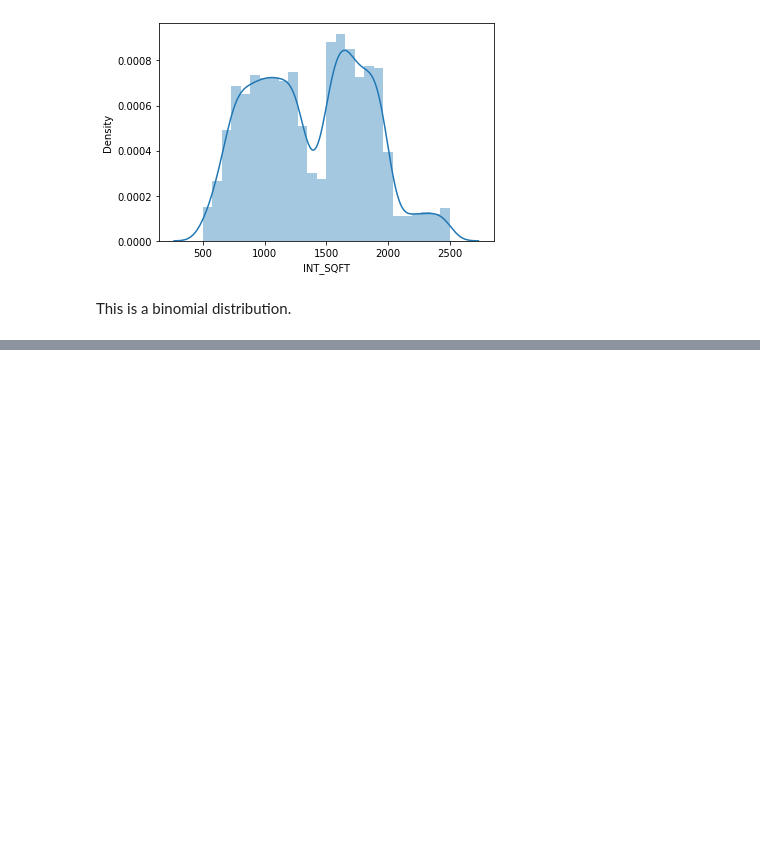
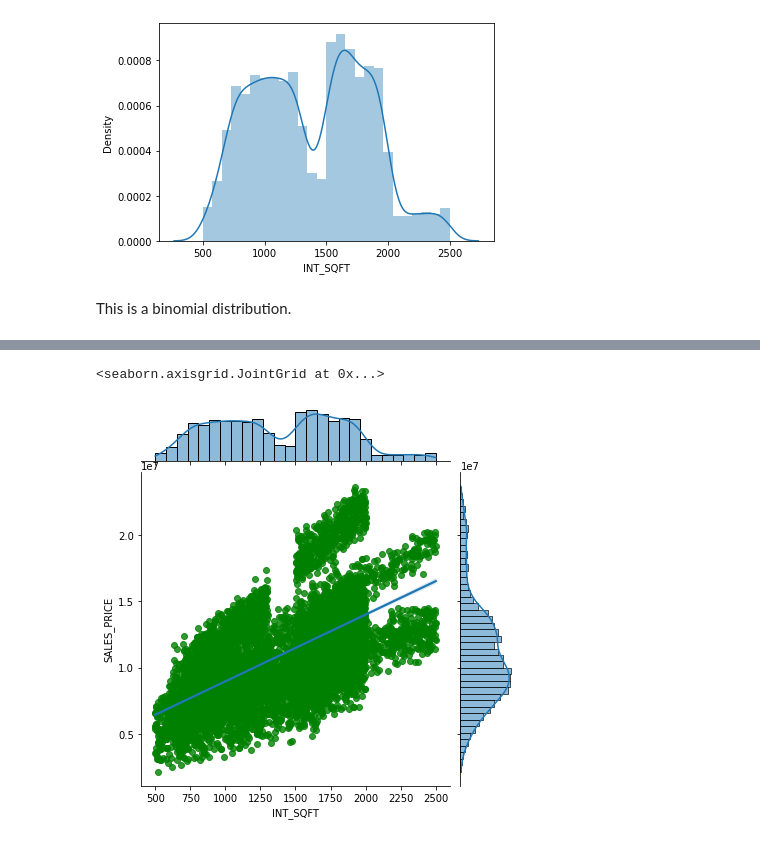
Before and after one commit to Harish-aditya/House-price-prediction, a Jupyter notebook: House_price_prediction.ipynb, the cells around one changed output, grey strips where cells are left out. Cells and saved outputs as stored; diff of their text form; code cells hidden in the pictures; blank space fills up the shorter version.

```diff
--- a/House_price_prediction.ipynb
+++ b/House_price_prediction.ipynb
@@ -976,0 +991,5 @@ This is a binomial distribution.
+# %%
+sns.jointplot(x='INT_SQFT',y='SALES_PRICE',data=df,kind='reg',scatter_kws={'color':'green'})
+# %% [output]
+<seaborn.axisgrid.JointGrid at 0x...>
+[figure, added]
```
Also changed, not shown: parts of 74 cells of this notebook.
